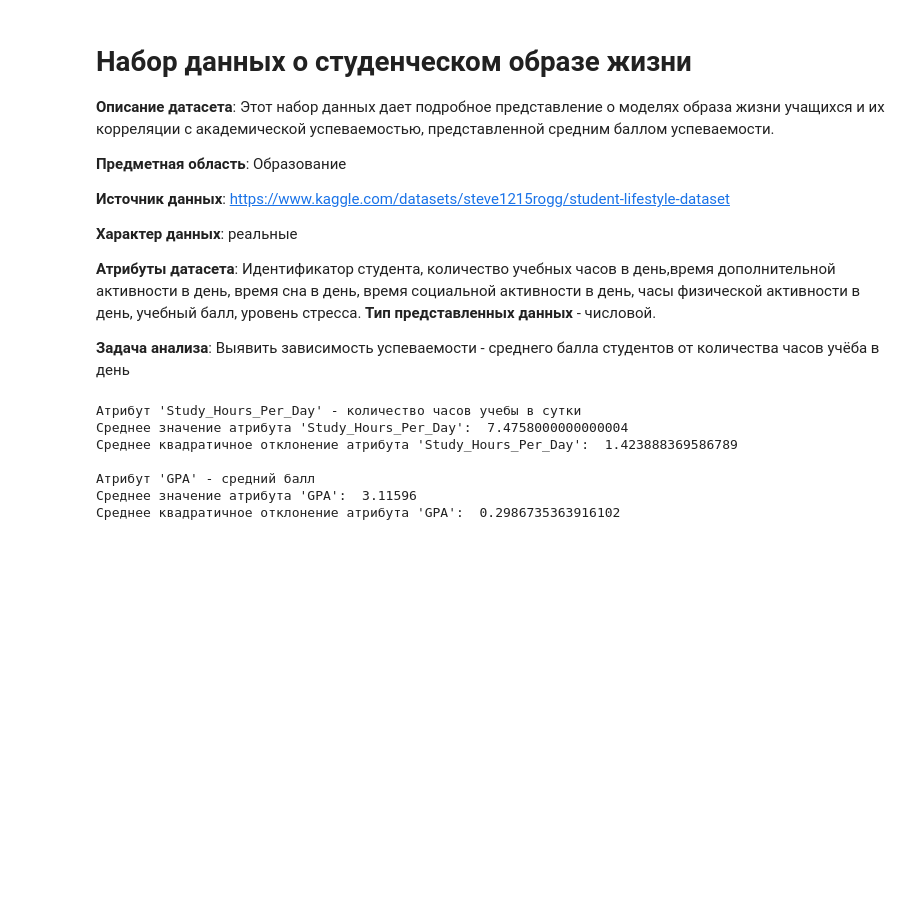
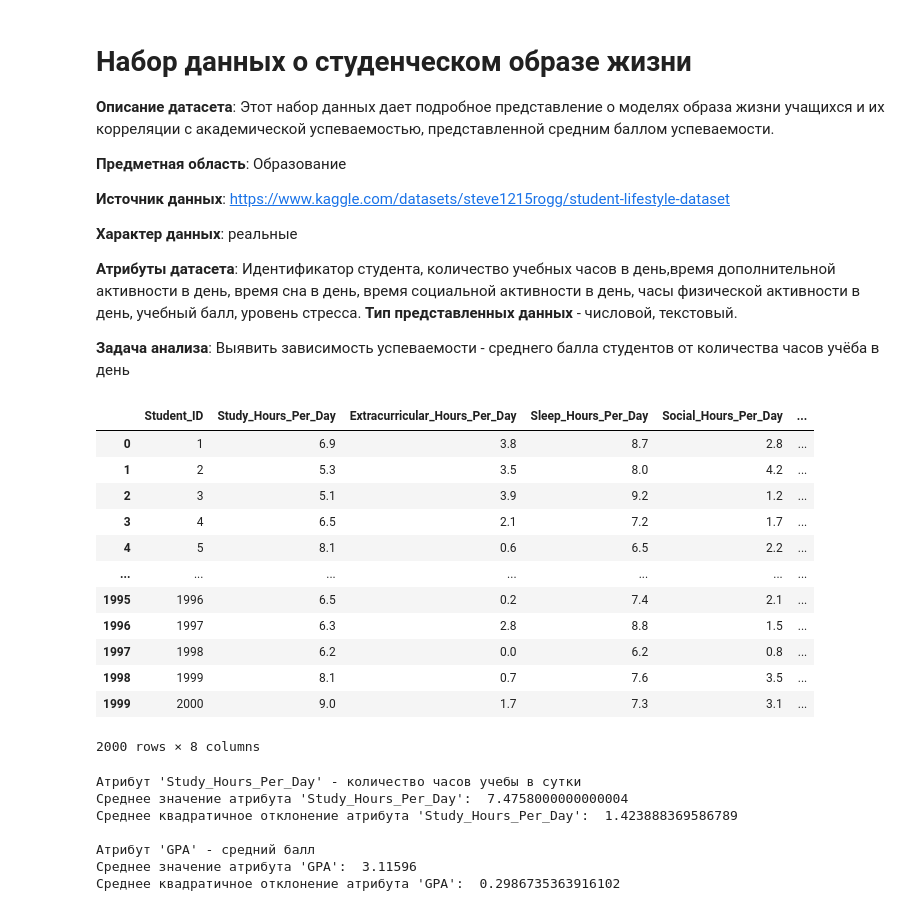
Before and after one commit to mfria/ETU_practice_course_2, a Jupyter notebook: Machine Learning/Lab1,_2372,_Melnikova.ipynb, the cells around one changed output. Cells and saved outputs as stored; diff of their text form; code cells hidden in the pictures; blank space fills up the shorter version.

```diff
--- a/Machine Learning/Lab1,_2372,_Melnikova.ipynb
+++ b/Machine Learning/Lab1,_2372,_Melnikova.ipynb
@@ -12,8 +10,26 @@
 
 **Характер данных**: реальные
 
-**Атрибуты датасета**: Идентификатор студента, количество учебных часов в день,время дополнительной активности в день, время сна в день, время социальной активности в день, часы физической активности в день, учебный балл, уровень стресса. **Тип представленных данных** - числовой.
+**Атрибуты датасета**: Идентификатор студента, количество учебных часов в день,время дополнительной активности в день, время сна в день, время социальной активности в день, часы физической активности в день, учебный балл, уровень стресса. **Тип представленных данных** - числовой, текстовый.
 
 **Задача анализа**:
 Выявить зависимость успеваемости - среднего балла студентов от количества часов учёба в день
+# %%
+import pandas as pd
+df = pd.read_csv('student_lifestyle_dataset.csv', delimiter=',')
+df
+# %% [output]
+|  | Student_ID | Study_Hours_Per_Day | Extracurricular_Hours_Per_Day | Sleep_Hours_Per_Day | Social_Hours_Per_Day | ... |
+| 0 | 1 | 6.9 | 3.8 | 8.7 | 2.8 | ... |
+| 1 | 2 | 5.3 | 3.5 | 8.0 | 4.2 | ... |
+| 2 | 3 | 5.1 | 3.9 | 9.2 | 1.2 | ... |
+| 3 | 4 | 6.5 | 2.1 | 7.2 | 1.7 | ... |
+| 4 | 5 | 8.1 | 0.6 | 6.5 | 2.2 | ... |
+| ... | ... | ... | ... | ... | ... | ... |
+| 1995 | 1996 | 6.5 | 0.2 | 7.4 | 2.1 | ... |
+| 1996 | 1997 | 6.3 | 2.8 | 8.8 | 1.5 | ... |
+| 1997 | 1998 | 6.2 | 0.0 | 6.2 | 0.8 | ... |
+| 1998 | 1999 | 8.1 | 0.7 | 7.6 | 3.5 | ... |
+| 1999 | 2000 | 9.0 | 1.7 | 7.3 | 3.1 | ... |
+2000 rows × 8 columns
 # %%
```
Also changed, not shown: parts of 2 cells of this notebook, 5 other files.
